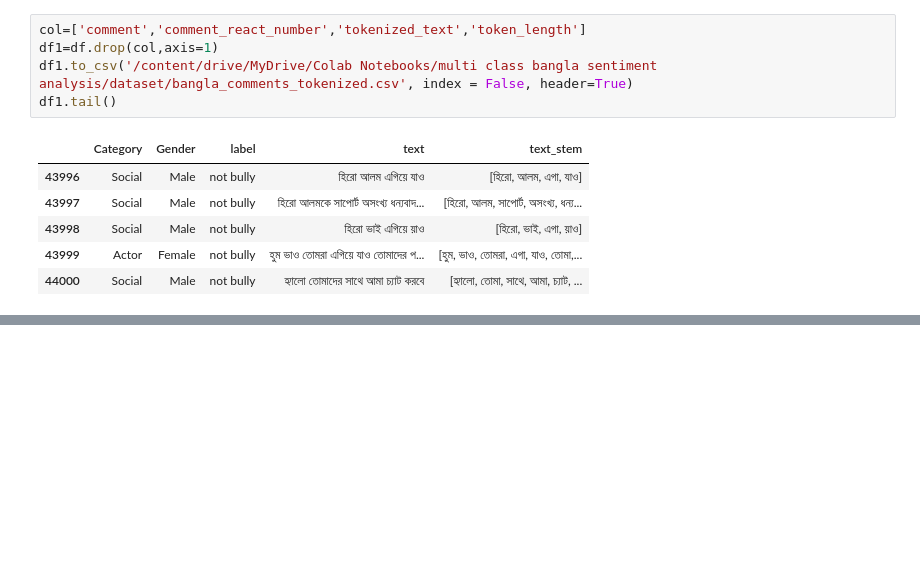
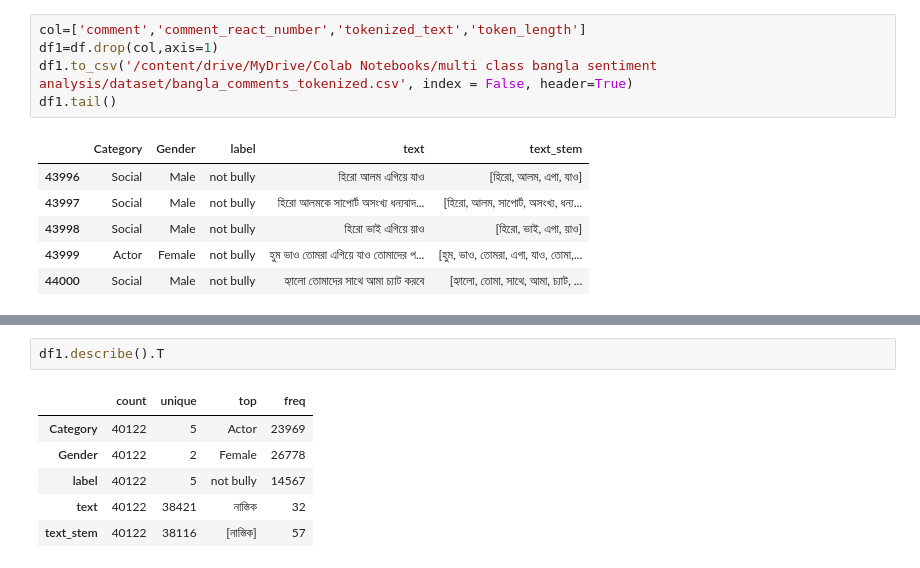
Before and after one commit to rezaul-h/Multi-class-sentiment-analysis-on-bangali-language-, a Jupyter notebook: preprocess.ipynb, the cells around one changed output, grey strips where cells are left out. Saved outputs shown, nothing was run; the diff lists cells and outputs as text; blank space fills up the shorter version.

```diff
--- a/preprocess.ipynb
+++ b/preprocess.ipynb
@@ -274,0 +306,9 @@ df=df[df['tokenized_text'].map(len) < 30]
+# %%
+df1.describe().T
+# %% [output]
+|  | count | unique | top | freq |
+| Category | 40122 | 5 | Actor | 23969 |
+| Gender | 40122 | 2 | Female | 26778 |
+| label | 40122 | 5 | not bully | 14567 |
+| text | 40122 | 38421 | নাস্তিক | 32 |
+| text_stem | 40122 | 38116 | [নাস্তিক] | 57 |
```
Also changed, not shown: parts of 15 cells of this notebook.
